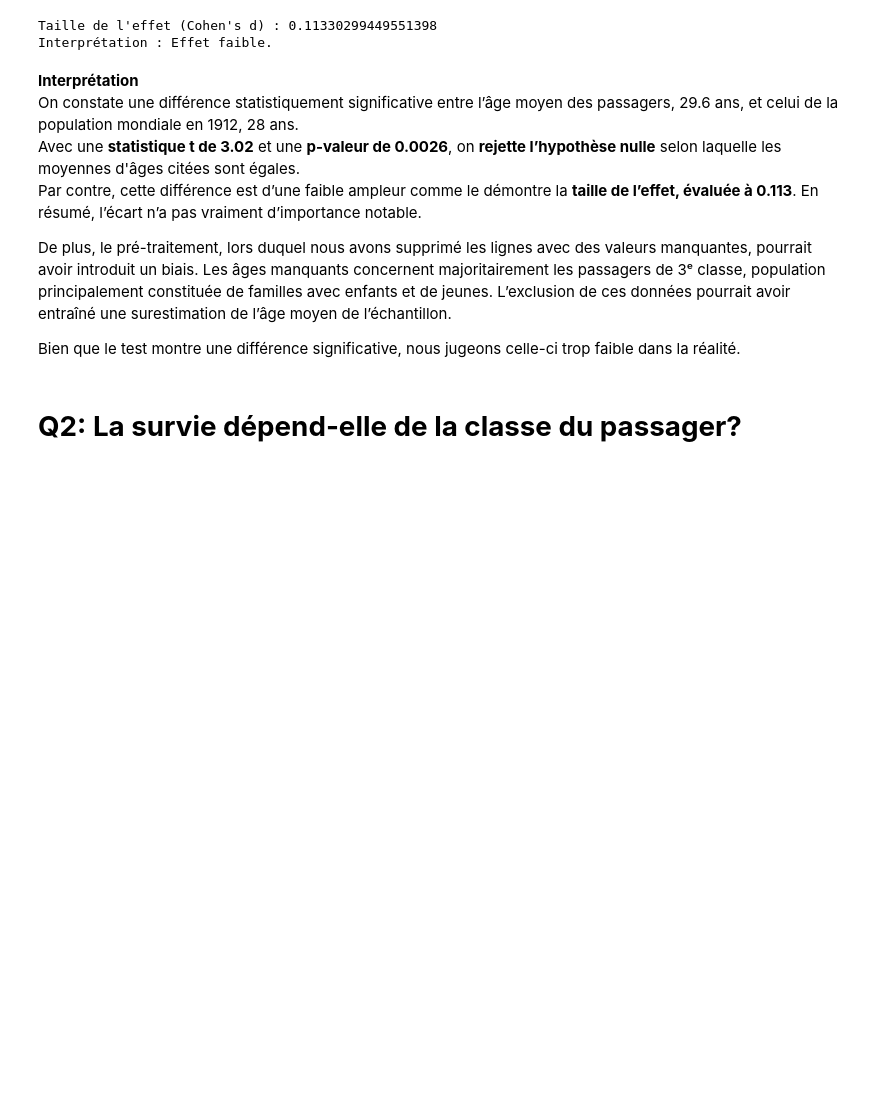
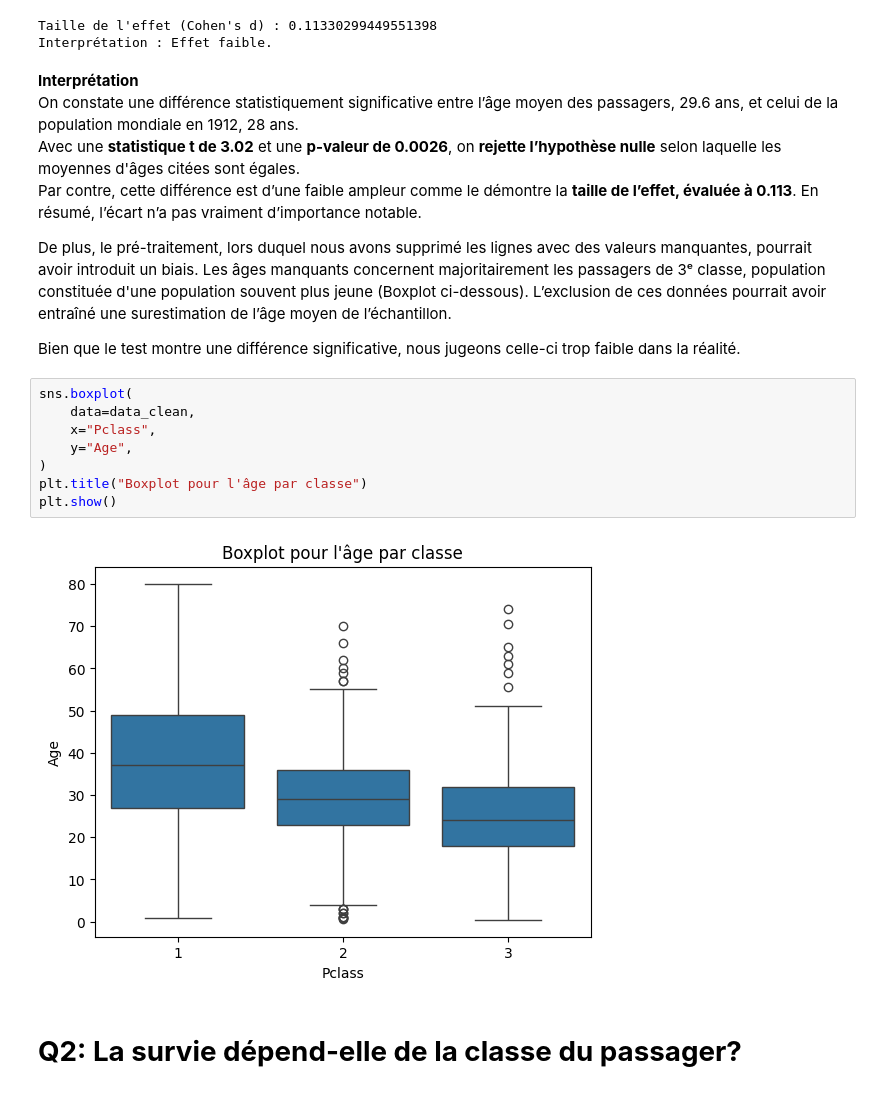
Before and after one commit to marino-casagranda/62-62.2-Data-Analysis, a Jupyter notebook: Projet.ipynb, the cells around one changed output. Saved outputs shown, nothing was run; the diff lists cells and outputs as text; blank space fills up the shorter version.

```diff
--- a/Projet.ipynb
+++ b/Projet.ipynb
@@ -234,9 +252,19 @@ On constate une différence statistiquement significative entre l’âge moyen d
 Avec une **statistique t de 3.02** et une **p-valeur de 0.0026**, on **rejette l’hypothèse nulle** selon laquelle les moyennes d'âges citées sont égales.
 Par contre, cette différence est d’une faible ampleur comme le démontre la **taille de l’effet, évaluée à 0.113**. En résumé, l’écart n’a pas vraiment d’importance notable.
 
-De plus, le pré-traitement, lors duquel nous avons supprimé les lignes avec des valeurs manquantes, pourrait avoir introduit un biais. Les âges manquants concernent majoritairement les passagers de 3ᵉ classe, population principalement constituée de familles avec enfants et de jeunes. L’exclusion de ces données pourrait avoir entraîné une surestimation de l’âge moyen de l’échantillon.
+De plus, le pré-traitement, lors duquel nous avons supprimé les lignes avec des valeurs manquantes, pourrait avoir introduit un biais. Les âges manquants concernent majoritairement les passagers de 3ᵉ classe, population constituée d'une population souvent plus jeune (Boxplot ci-dessous). L’exclusion de ces données pourrait avoir entraîné une surestimation de l’âge moyen de l’échantillon.
 
 Bien que le test montre une différence significative, nous jugeons celle-ci trop faible dans la réalité.
+# %%
+sns.boxplot(
+    data=data_clean,
+    x="Pclass",
+    y="Age",
+)
+plt.title("Boxplot pour l'âge par classe")
+plt.show()
+# %% [output]
+[figure, added]
 # %% [markdown]
 **Q2: La survie dépend-elle de la classe du passager?**
 ==============
```
Also changed, not shown: parts of 15 cells of this notebook.
